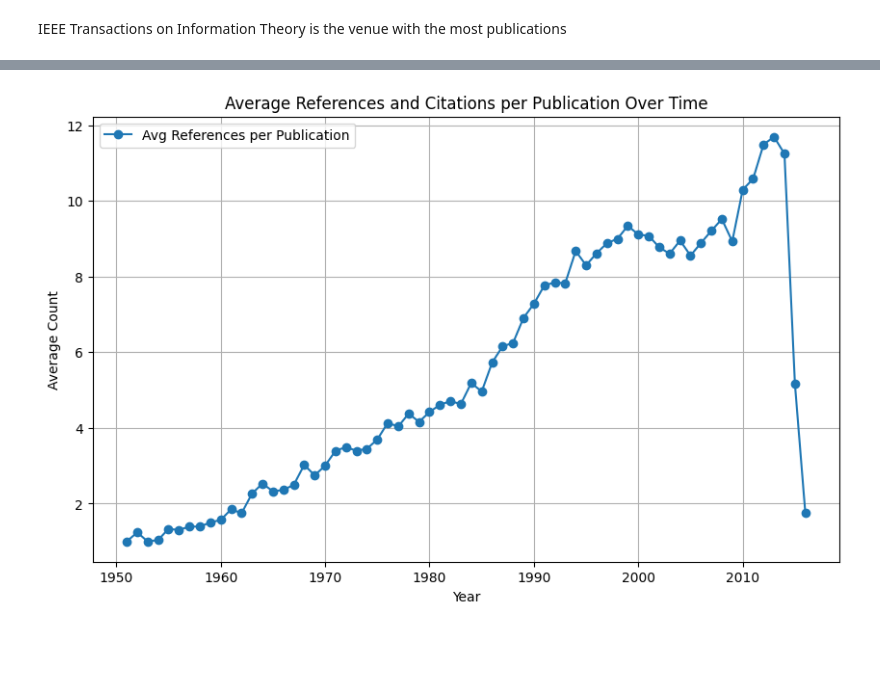
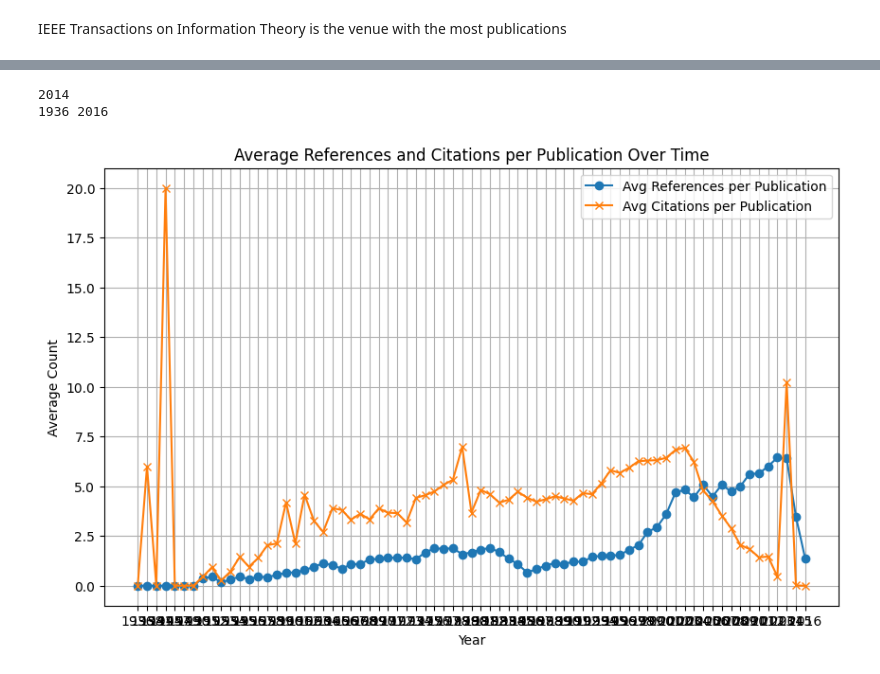
Before and after one commit to 23380809/Unsupervised_HW1, a Jupyter notebook: Aminer.ipynb, the cells around one changed output, grey strips where cells are left out. Drawn from its saved outputs; the diff is of its cells as text; code cells hidden in the pictures; blank space fills up the shorter version.

```diff
--- a/Aminer.ipynb
+++ b/Aminer.ipynb
@@ -446,4 +352,21 @@ KeyError: 'Citations'
+# %%
+index_year_map = {}
+
+for i, row in df.iterrows():
+    if pd.notna(row['Index']) and pd.notna(row['Year']):
+        year = str(int(row['Year'])).strip()
+        index = str(row['Index']).strip()
+        index_year_map[index] = year
+# %%
+print(index_year_map['2135000'])
+min_year = min(index_year_map.values())
+max_year = max(index_year_map.values())
+print(min_year, max_year)
+# %% [output]
+2014
+1936 2016
 # %%
+
 import pandas as pd
 import matplotlib.pyplot as plt
 
@@ -452,55 +375,69 @@ FILE_PATH = 'acm.csv'
 def plot_average_references_and_citations_per_publication_per_year():
     df = pd.read_csv(FILE_PATH)
 
     year_publication_map = {}
 
-
-
+    for year in range(int(min_year), int(max_year) + 1):
+        year = str(year)
+        year_publication_map[year] = {
+            'references': 0,
+            'publications': 0,
+            'citations': 0
+        }
 
     for i, row in df.iterrows():
+
+        if pd.notna(row['Index']) and pd.notna(row['Year']):
+            year = str(int(row['Year']))
+            year_publication_map[year]['publications'] += 1
+
         if pd.notna(row['References']) and pd.notna(row['Index']) and pd.notna(row['Year']):
 
             references = row['References'].strip().split(',')
-            year = row['Year']
-            index = row['Index']
+            year = str(int(row['Year']))
 
-            # Update the year publication map
-            if year in year_publication_map:
-                year_publication_map[year]['references'] += len(references)
-                year_publication_map[year]['publications'] += 1
-            else:
-                year_publication_map[year] = {
-                    'references': len(references),
-                    'publications': 1,
-                    'citations': 0
-                }
+            year_publication_map[year]['references'] += len(references)
 
-    # Calculate averages
+        if pd.notna(row['Index']) and pd.notna(row['References']):
+
+            references = row['References'].strip().split(',')
+
+            for reference in references:
+                reference = reference.strip()
+
+                if reference in index_year_map:
+                    year_publication_map[index_year_map[reference]]['citations'] += 1
+
+
+    ## if certain years have no publications, we need to remove them
+    years_to_remove = []
+    for year, data in year_publication_map.items():
+        if data['publications'] == 0:
+            years_to_remove.append(year)
+
+    for year in years_to_remove:
+        del year_publication_map[year]
+
     years = []
     avg_references = []
-    avg_citations = []  # Assuming 'citations' refers to incoming citations which we might not have data for
+    avg_citations = []
 
     for year, data in sorted(year_publication_map.items()):
         years.append(year)
         avg_references.append(data['references'] / data['publications'])
+        avg_citations.append(data['citations'] / data['publications'])
 
-        # Placeholder for citations if available
-        # avg_citations.append(data['citations'] / data['publications'])
-
-    # Plot the data
     plt.figure(figsize=(10, 6))
     plt.plot(years, avg_references, marker='o', label='Avg References per Publication')
-    # Uncomment and adjust if citation data is available
-    # plt.plot(years, avg_citations, marker='x', label='Avg Citations per Publication')
-
+    plt.plot(years, avg_citations, marker='x', label='Avg Citations per Publication')
     plt.xlabel('Year')
     plt.ylabel('Average Count')
     plt.title('Average References and Citations per Publication Over Time')
     plt.legend()
     plt.grid(True)
     plt.show()
 
 plot_average_references_and_citations_per_publication_per_year()
 # %% [output]
-[figure, old version]
+[figure, new version]
 # %%
```
Also changed, not shown: parts of 13 cells of this notebook, 2 other files.
